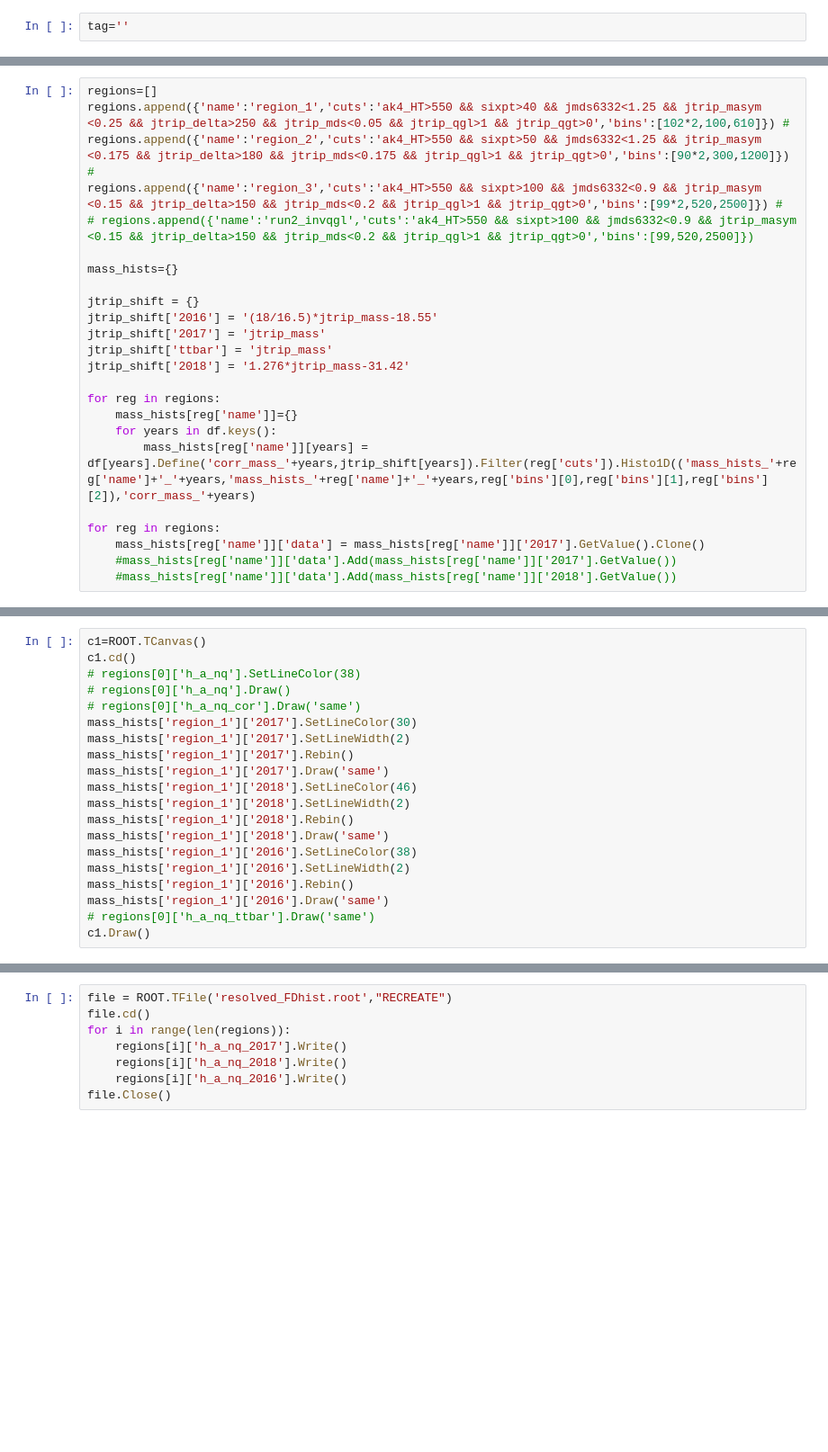
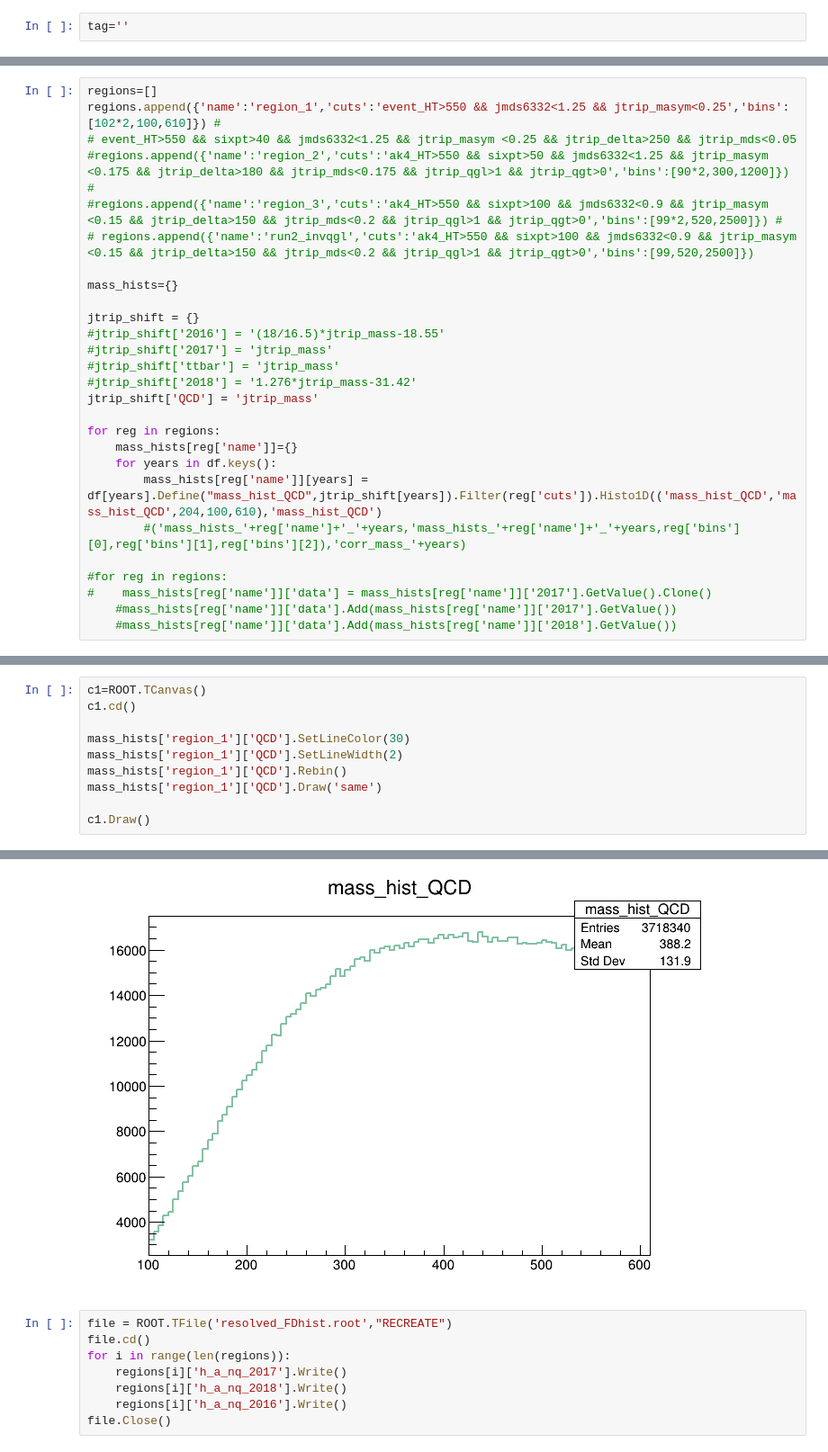
Before and after one commit to akanugan/MultiJets, a Jupyter notebook: combination_resolved_FD.ipynb, the cells around one changed output, grey strips where cells are left out. Shown at 90% size. Drawn from its saved outputs; the diff is of its cells as text; blank space fills up the shorter version.

```diff
--- a/combination_resolved_FD.ipynb
+++ b/combination_resolved_FD.ipynb
@@ -59,24 +100,27 @@ dict_keys(['2017'])
 # %%
 regions=[]
-regions.append({'name':'region_1','cuts':'ak4_HT>550 && sixpt>40 && jmds6332<1.25 && jtrip_masym <0.25 && jtrip_delta>250 && jtrip_mds<0.05 && jtrip_qgl>1 && jtrip_qgt>0','bins':[102*2,100,610]}) #
-regions.append({'name':'region_2','cuts':'ak4_HT>550 && sixpt>50 && jmds6332<1.25 && jtrip_masym <0.175 && jtrip_delta>180 && jtrip_mds<0.175 && jtrip_qgl>1 && jtrip_qgt>0','bins':[90*2,300,1200]}) #
-regions.append({'name':'region_3','cuts':'ak4_HT>550 && sixpt>100 && jmds6332<0.9 && jtrip_masym <0.15 && jtrip_delta>150 && jtrip_mds<0.2 && jtrip_qgl>1 && jtrip_qgt>0','bins':[99*2,520,2500]}) #
+regions.append({'name':'region_1','cuts':'event_HT>550 && jmds6332<1.25 && jtrip_masym<0.25','bins':[102*2,100,610]}) #
+# event_HT>550 && sixpt>40 && jmds6332<1.25 && jtrip_masym <0.25 && jtrip_delta>250 && jtrip_mds<0.05
+#regions.append({'name':'region_2','cuts':'ak4_HT>550 && sixpt>50 && jmds6332<1.25 && jtrip_masym <0.175 && jtrip_delta>180 && jtrip_mds<0.175 && jtrip_qgl>1 && jtrip_qgt>0','bins':[90*2,300,1200]}) #
+#regions.append({'name':'region_3','cuts':'ak4_HT>550 && sixpt>100 && jmds6332<0.9 && jtrip_masym <0.15 && jtrip_delta>150 && jtrip_mds<0.2 && jtrip_qgl>1 && jtrip_qgt>0','bins':[99*2,520,2500]}) #
 # regions.append({'name':'run2_invqgl','cuts':'ak4_HT>550 && sixpt>100 && jmds6332<0.9 && jtrip_masym <0.15 && jtrip_delta>150 && jtrip_mds<0.2 && jtrip_qgl>1 && jtrip_qgt>0','bins':[99,520,2500]})
 
 mass_hists={}
 
 jtrip_shift = {}
-jtrip_shift['2016'] = '(18/16.5)*jtrip_mass-18.55'
-jtrip_shift['2017'] = 'jtrip_mass'
-jtrip_shift['ttbar'] = 'jtrip_mass'
-jtrip_shift['2018'] = '1.276*jtrip_mass-31.42'
+#jtrip_shift['2016'] = '(18/16.5)*jtrip_mass-18.55'
+#jtrip_shift['2017'] = 'jtrip_mass'
+#jtrip_shift['ttbar'] = 'jtrip_mass'
+#jtrip_shift['2018'] = '1.276*jtrip_mass-31.42'
+jtrip_shift['QCD'] = 'jtrip_mass'
 
 for reg in regions:
     mass_hists[reg['name']]={}
     for years in df.keys():
-        mass_hists[reg['name']][years] = df[years].Define('corr_mass_'+years,jtrip_shift[years]).Filter(reg['cuts']).Histo1D(('mass_hists_'+reg['name']+'_'+years,'mass_hists_'+reg['name']+'_'+years,reg['bins'][0],reg['bins'][1],reg['bins'][2]),'corr_mass_'+years)
+        mass_hists[reg['name']][years] = df[years].Define("mass_hist_QCD",jtrip_shift[years]).Filter(reg['cuts']).Histo1D(('mass_hist_QCD','mass_hist_QCD',204,100,610),'mass_hist_QCD')
+        #('mass_hists_'+reg['name']+'_'+years,'mass_hists_'+reg['name']+'_'+years,reg['bins'][0],reg['bins'][1],reg['bins'][2]),'corr_mass_'+years)
 
-for reg in regions:
-    mass_hists[reg['name']]['data'] = mass_hists[reg['name']]['2017'].GetValue().Clone()
+#for reg in regions:
+#    mass_hists[reg['name']]['data'] = mass_hists[reg['name']]['2017'].GetValue().Clone()
     #mass_hists[reg['name']]['data'].Add(mass_hists[reg['name']]['2017'].GetValue())
     #mass_hists[reg['name']]['data'].Add(mass_hists[reg['name']]['2018'].GetValue())
@@ -117,21 +148,11 @@ mass_hists['region_1']['2017']
 # %%
 c1=ROOT.TCanvas()
 c1.cd()
-# regions[0]['h_a_nq'].SetLineColor(38)
-# regions[0]['h_a_nq'].Draw()
-# regions[0]['h_a_nq_cor'].Draw('same')
-mass_hists['region_1']['2017'].SetLineColor(30)
-mass_hists['region_1']['2017'].SetLineWidth(2)
-mass_hists['region_1']['2017'].Rebin()
-mass_hists['region_1']['2017'].Draw('same')
-mass_hists['region_1']['2018'].SetLineColor(46)
-mass_hists['region_1']['2018'].SetLineWidth(2)
-mass_hists['region_1']['2018'].Rebin()
-mass_hists['region_1']['2018'].Draw('same')
-mass_hists['region_1']['2016'].SetLineColor(38)
-mass_hists['region_1']['2016'].SetLineWidth(2)
-mass_hists['region_1']['2016'].Rebin()
-mass_hists['region_1']['2016'].Draw('same')
-# regions[0]['h_a_nq_ttbar'].Draw('same')
+
+mass_hists['region_1']['QCD'].SetLineColor(30)
+mass_hists['region_1']['QCD'].SetLineWidth(2)
+mass_hists['region_1']['QCD'].Rebin()
+mass_hists['region_1']['QCD'].Draw('same')
+
 c1.Draw()
 # %% [output]
@@ -139,3 +159,4 @@ KeyError: '2018'
+[figure, added]
 # %%
 file = ROOT.TFile('resolved_FDhist.root',"RECREATE")
 file.cd()
```
Also changed, not shown: parts of 10 cells of this notebook, 3 other files.
